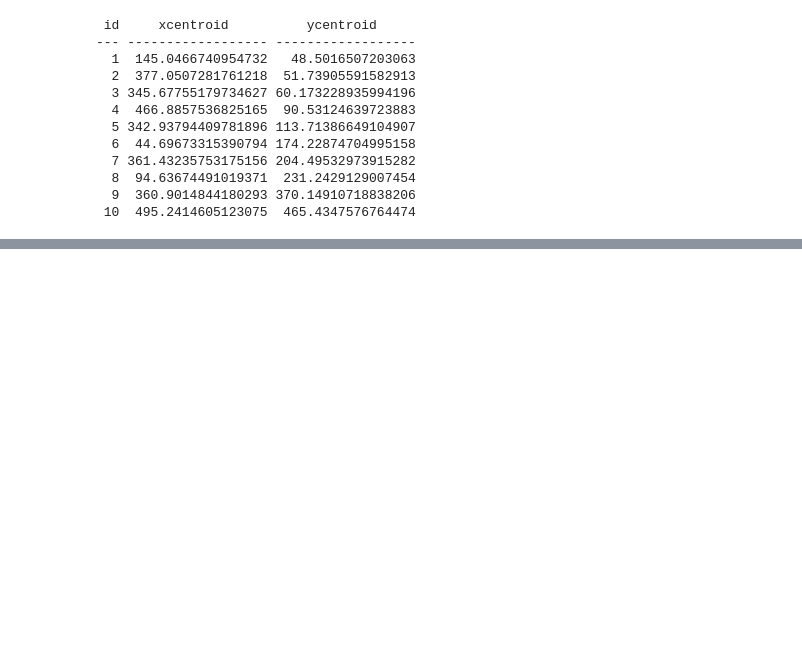
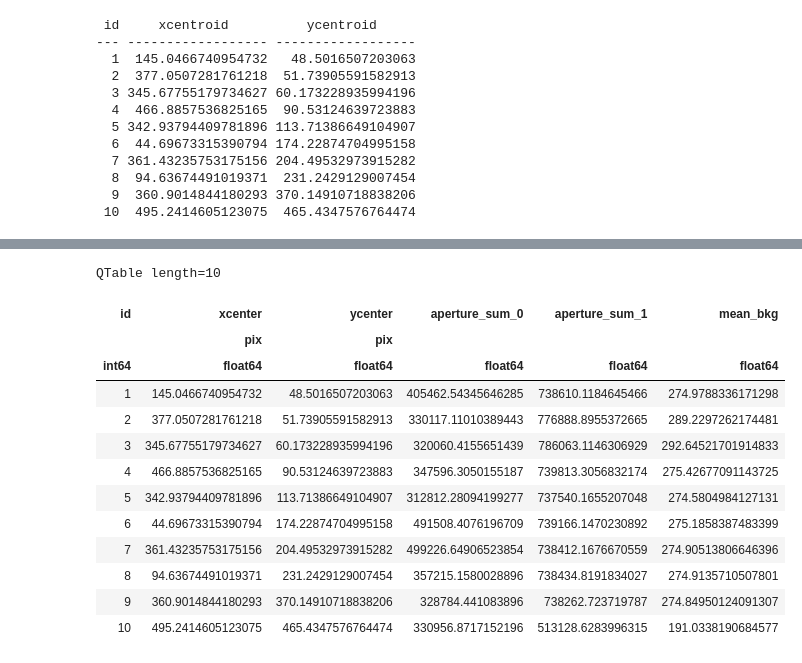
Before and after one commit to mshaneburns/ObsAstro, a Jupyter notebook: Aperture-photometry.ipynb, the cells around one changed output, grey strips where cells are left out. Cells and saved outputs as stored; diff of their text form; code cells hidden in the pictures; blank space fills up the shorter version.

```diff
--- a/Aperture-photometry.ipynb
+++ b/Aperture-photometry.ipynb
@@ -117,0 +177,18 @@ apertures.plot(color='blue', lw=1.5, alpha=0.5)
+# %%
+phot_table['mean_bkg'] = phot_table['aperture_sum_1']/annulus.area
+phot_table
+# %% [output]
+QTable length=10
+| id | xcenter | ycenter | aperture_sum_0 | aperture_sum_1 | mean_bkg |
+|  | pix | pix |  |  |  |
+| int64 | float64 | float64 | float64 | float64 | float64 |
+| 1 | 145.0466740954732 | 48.5016507203063 | 405462.54345646285 | 738610.1184645466 | 274.9788336171298 |
+| 2 | 377.0507281761218 | 51.73905591582913 | 330117.11010389443 | 776888.8955372665 | 289.2297262174481 |
+| 3 | 345.67755179734627 | 60.173228935994196 | 320060.4155651439 | 786063.1146306929 | 292.64521701914833 |
+| 4 | 466.8857536825165 | 90.53124639723883 | 347596.3050155187 | 739813.3056832174 | 275.42677091143725 |
+| 5 | 342.93794409781896 | 113.71386649104907 | 312812.28094199277 | 737540.1655207048 | 274.5804984127131 |
+| 6 | 44.69673315390794 | 174.22874704995158 | 491508.4076196709 | 739166.1470230892 | 275.1858387483399 |
+| 7 | 361.43235753175156 | 204.49532973915282 | 499226.64906523854 | 738412.1676670559 | 274.90513806646396 |
+| 8 | 94.63674491019371 | 231.2429129007454 | 357215.1580028896 | 738434.8191834027 | 274.9135710507801 |
+| 9 | 360.9014844180293 | 370.14910718838206 | 328784.441083896 | 738262.723719787 | 274.84950124091307 |
+| 10 | 495.2414605123075 | 465.4347576764474 | 330956.8717152196 | 513128.6283996315 | 191.0338190684577 |
```
Also changed, not shown: parts of 29 cells of this notebook, 7 other files.
